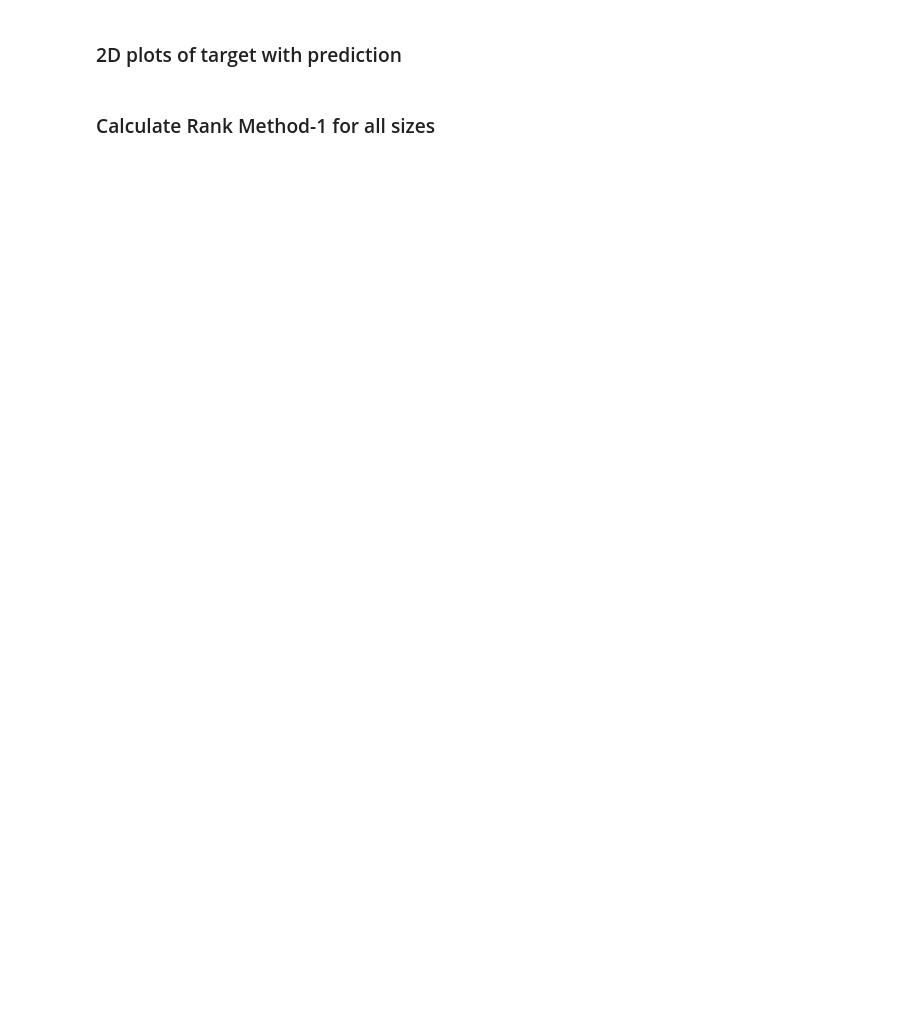
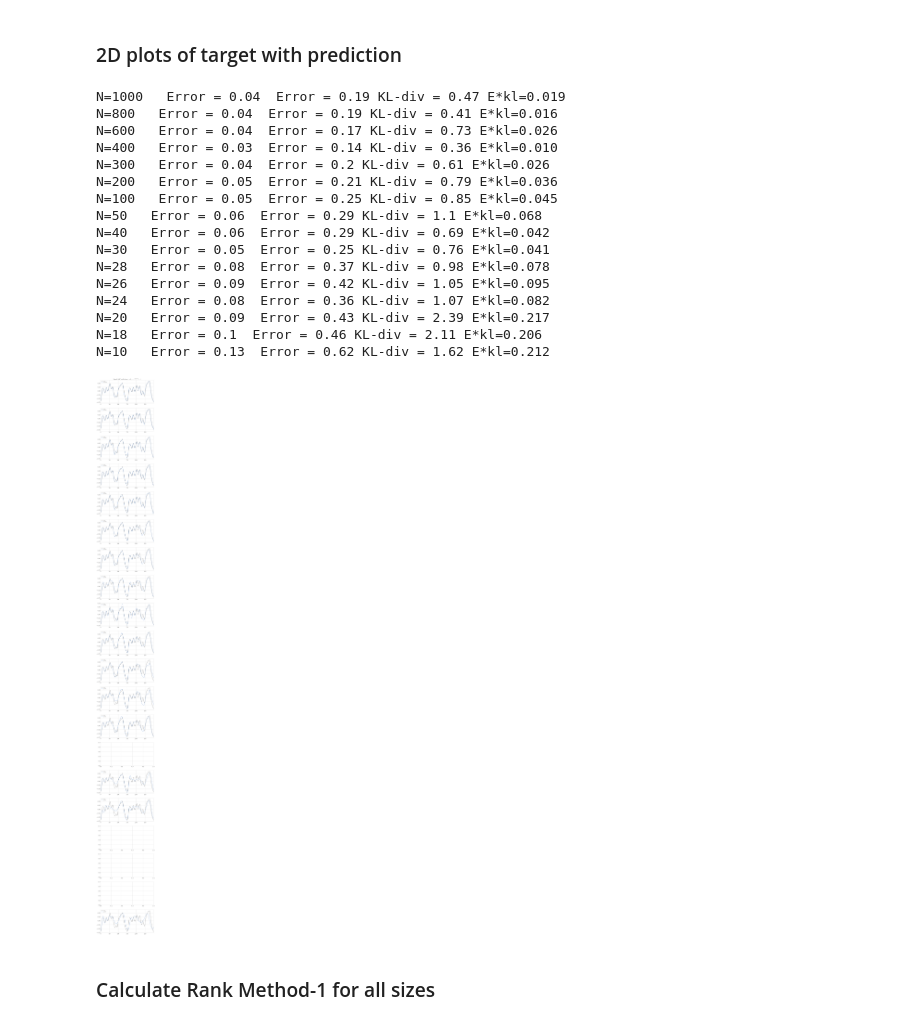
Before and after one commit to BrianWhiteaker/ChaosESN, a Jupyter notebook: NoGamma/outputsMG.ipynb, the cells around one changed output. Saved outputs shown, nothing was run; the diff lists cells and outputs as text; code cells hidden in the pictures; blank space fills up the shorter version.

```diff
--- a/NoGamma/outputsMG.ipynb
+++ b/NoGamma/outputsMG.ipynb
@@ -249,27 +250,48 @@ debug()
 # %%
 Nplots= len(size)
 fig, axs = plt.subplots(Nplots, figsize=(15,8*Nplots))
 axs[0].set_title('Signal $MG$ predictions $t=0,\dots,T^{\rm test}-1$')
 for n in range(Nplots):
     if(dict_diag[str(size[n])]['numModels']==0):
         continue
     axs[n].plot(signal[TRAINLENGTH:TRAINLENGTH + TEST], color='k', label='target')
     preds = dict_models[str(size[n])]['Preds']
     error_testset = rca.NRMSE(signal[TRAINLENGTH:TRAINLENGTH + TEST],
                               preds[TRAINLENGTH:TRAINLENGTH + TEST],
                               MINMAX)
+    error_testsetSTD = rca.NRMSE(signal[TRAINLENGTH:TRAINLENGTH + TEST],
+                              preds[TRAINLENGTH:TRAINLENGTH + TEST],
+                              STD)
     kl,_,_,_ = rca.distribution(signal[TRAINLENGTH:TRAINLENGTH + TEST],
                                 preds[TRAINLENGTH:TRAINLENGTH + TEST],
                                  np.min(signal[:TRAINLENGTH+TEST]),
                                  np.max(signal[:TRAINLENGTH+TEST]),
                                  bins=50)
 
     Ekl = error_testset*kl
-    print(f'N={size[n]}   Error = {np.round(error_testset,2)} KL-div = {np.round(kl,2)} E*kl={Ekl:.3f}')
+    print(f'N={size[n]}   Error = {np.round(error_testset,2)}  Error = {np.round(error_testsetSTD,2)} KL-div = {np.round(kl,2)} E*kl={Ekl:.3f}')
     axs[n].plot(preds[TRAINLENGTH:TRAINLENGTH + TEST],
              color='b', label=f'preds{size[n]}')
     axs[n].legend()
 plt.show()
+# %% [output]
+N=1000   Error = 0.04  Error = 0.19 KL-div = 0.47 E*kl=0.019
+N=800   Error = 0.04  Error = 0.19 KL-div = 0.41 E*kl=0.016
+N=600   Error = 0.04  Error = 0.17 KL-div = 0.73 E*kl=0.026
+N=400   Error = 0.03  Error = 0.14 KL-div = 0.36 E*kl=0.010
+N=300   Error = 0.04  Error = 0.2 KL-div = 0.61 E*kl=0.026
+N=200   Error = 0.05  Error = 0.21 KL-div = 0.79 E*kl=0.036
+N=100   Error = 0.05  Error = 0.25 KL-div = 0.85 E*kl=0.045
+N=50   Error = 0.06  Error = 0.29 KL-div = 1.1 E*kl=0.068
+N=40   Error = 0.06  Error = 0.29 KL-div = 0.69 E*kl=0.042
+N=30   Error = 0.05  Error = 0.25 KL-div = 0.76 E*kl=0.041
+N=28   Error = 0.08  Error = 0.37 KL-div = 0.98 E*kl=0.078
+N=26   Error = 0.09  Error = 0.42 KL-div = 1.05 E*kl=0.095
+N=24   Error = 0.08  Error = 0.36 KL-div = 1.07 E*kl=0.082
+N=20   Error = 0.09  Error = 0.43 KL-div = 2.39 E*kl=0.217
+N=18   Error = 0.1  Error = 0.46 KL-div = 2.11 E*kl=0.206
+N=10   Error = 0.13  Error = 0.62 KL-div = 1.62 E*kl=0.212
+[figure, added]
 # %% [markdown]
 ### Calculate Rank Method-1 for all sizes
 # %%
```
Also changed, not shown: parts of 8 cells of this notebook.
